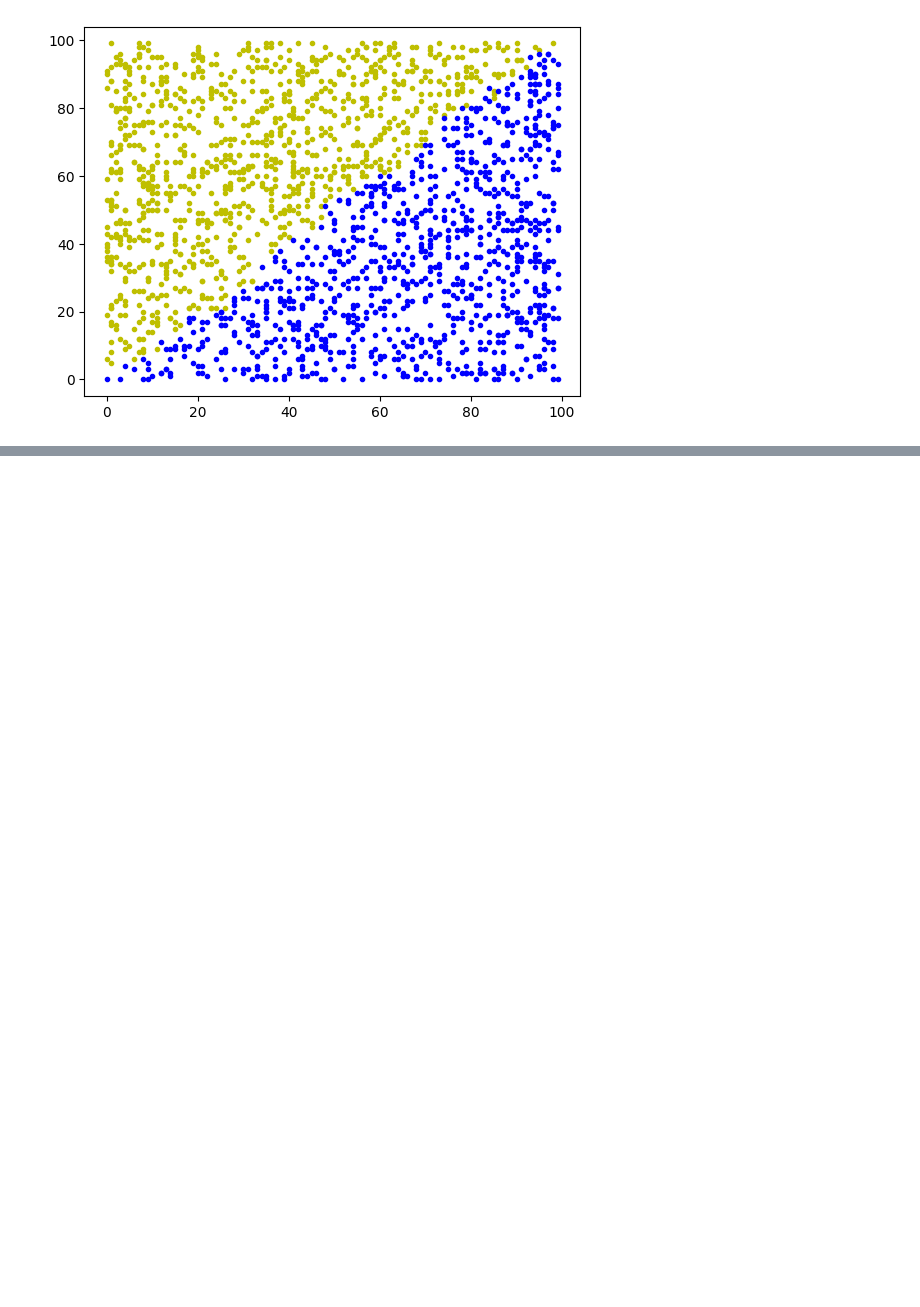
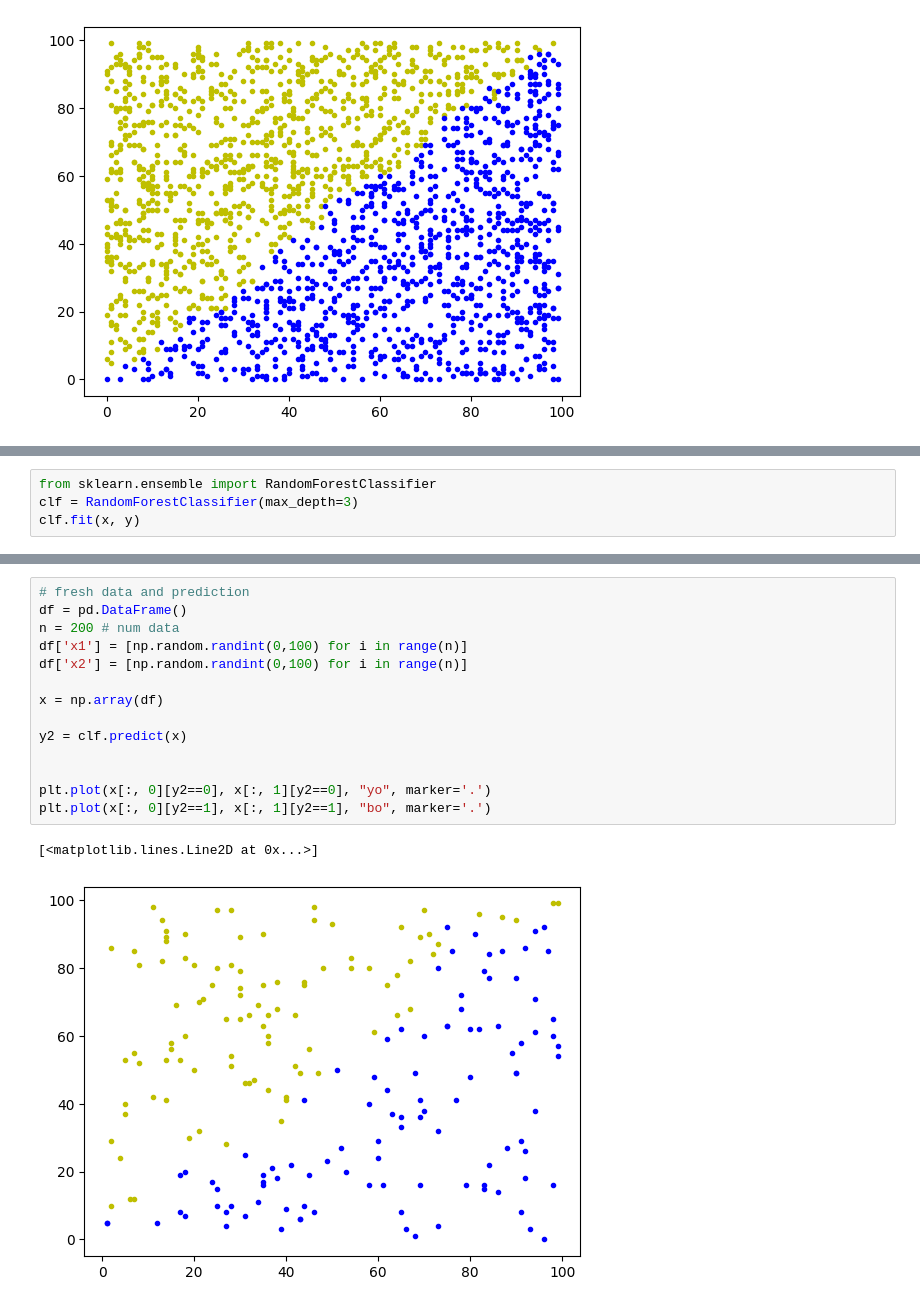
Before and after one commit to krajit/decisionTrees, a Jupyter notebook: randomForest01.ipynb, the cells around one changed output, grey strips where cells are left out. Cells and saved outputs as stored; diff of their text form; blank space fills up the shorter version.

```diff
--- a/randomForest01.ipynb
+++ b/randomForest01.ipynb
@@ -96,0 +125,4 @@ plt.plot(x[:, 0][y2==1], x[:, 1][y2==1], "bo", marker='.')
+# %%
+from sklearn.ensemble import RandomForestClassifier
+clf = RandomForestClassifier(max_depth=3)
+clf.fit(x, y)
@@ -96,0 +139,17 @@ plt.plot(x[:, 0][y2==1], x[:, 1][y2==1], "bo", marker='.')
+# %%
+# fresh data and prediction
+df = pd.DataFrame()
+n = 200 # num data
+df['x1'] = [np.random.randint(0,100) for i in range(n)]
+df['x2'] = [np.random.randint(0,100) for i in range(n)]
+
+x = np.array(df)
+
+y2 = clf.predict(x)
+
+
+plt.plot(x[:, 0][y2==0], x[:, 1][y2==0], "yo", marker='.')
+plt.plot(x[:, 0][y2==1], x[:, 1][y2==1], "bo", marker='.')
+# %% [output]
+[<matplotlib.lines.Line2D at 0x...>]
+[figure, added]
```
Also changed, not shown: parts of 5 cells of this notebook, 1 other file.
